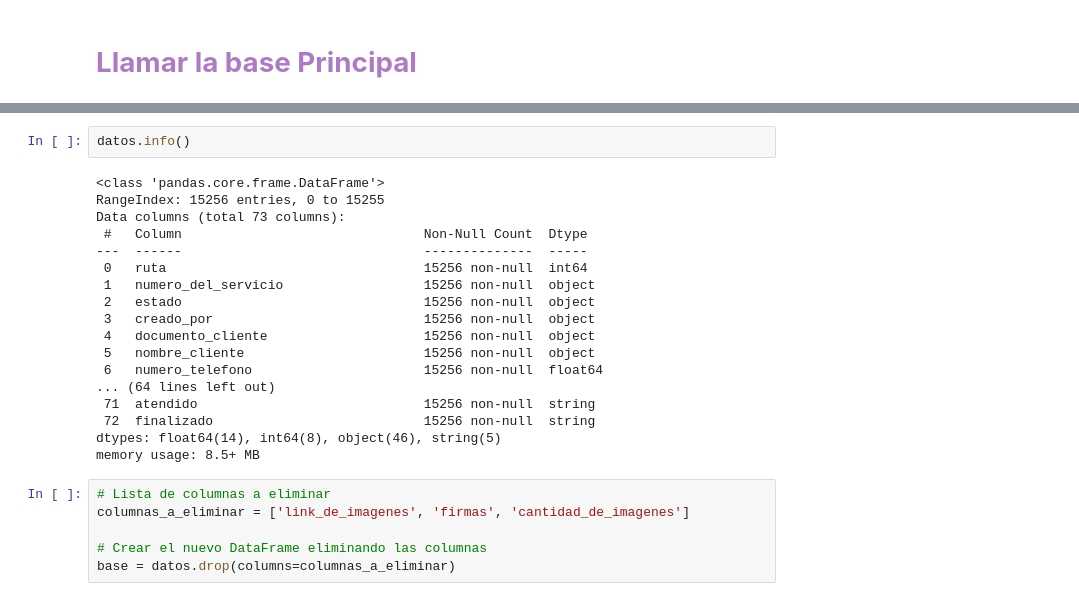
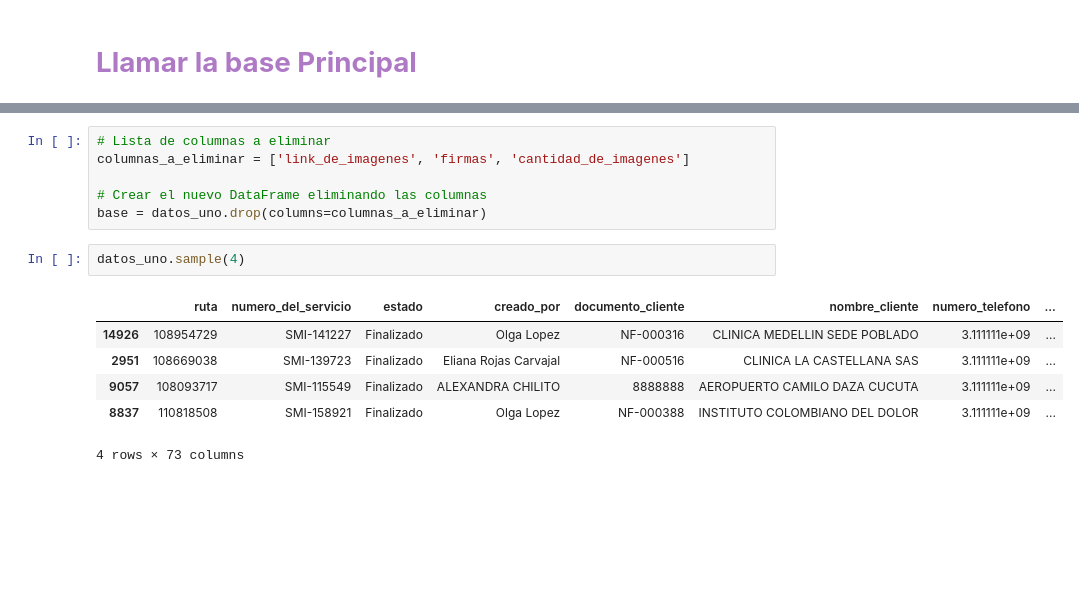
Before and after one commit to r2x4/quick__practice, a Jupyter notebook: quick_practise.ipynb, the cells around one changed output, grey strips where cells are left out. Drawn from its saved outputs; the diff is of its cells as text; blank space fills up the shorter version.

```diff
--- a/quick_practise.ipynb
+++ b/quick_practise.ipynb
@@ -172,26 +161,15 @@ datos.describe()
-# %%
-datos.info()
-# %% [output]
-<class 'pandas.core.frame.DataFrame'>
-RangeIndex: 15256 entries, 0 to 15255
-Data columns (total 73 columns):
- #   Column                               Non-Null Count  Dtype
----  ------                               --------------  -----
- 0   ruta                                 15256 non-null  int64
- 1   numero_del_servicio                  15256 non-null  object
- 2   estado                               15256 non-null  object
- 3   creado_por                           15256 non-null  object
- 4   documento_cliente                    15256 non-null  object
- 5   nombre_cliente                       15256 non-null  object
- 6   numero_telefono                      15256 non-null  float64
-... (64 lines left out)
- 71  atendido                             15256 non-null  string
- 72  finalizado                           15256 non-null  string
-dtypes: float64(14), int64(8), object(46), string(5)
-memory usage: 8.5+ MB
 # %%
 # Lista de columnas a eliminar
 columnas_a_eliminar = ['link_de_imagenes', 'firmas', 'cantidad_de_imagenes']
 
 # Crear el nuevo DataFrame eliminando las columnas
-base = datos.drop(columns=columnas_a_eliminar)
+base = datos_uno.drop(columns=columnas_a_eliminar)
+# %%
+datos_uno.sample(4)
+# %% [output]
+|  | ruta | numero_del_servicio | estado | creado_por | documento_cliente | nombre_cliente | numero_telefono | ... |
+| 14926 | 108954729 | SMI-141227 | Finalizado | Olga Lopez | NF-000316 | CLINICA MEDELLIN SEDE POBLADO | 3.111111e+09 | ... |
+| 2951 | 108669038 | SMI-139723 | Finalizado | Eliana Rojas Carvajal | NF-000516 | CLINICA LA CASTELLANA SAS | 3.111111e+09 | ... |
+| 9057 | 108093717 | SMI-115549 | Finalizado | ALEXANDRA CHILITO | 8888888 | AEROPUERTO CAMILO DAZA CUCUTA | 3.111111e+09 | ... |
+| 8837 | 110818508 | SMI-158921 | Finalizado | Olga Lopez | NF-000388 | INSTITUTO COLOMBIANO DEL DOLOR | 3.111111e+09 | ... |
+4 rows × 73 columns
```
Also changed, not shown: parts of 28 cells of this notebook.
